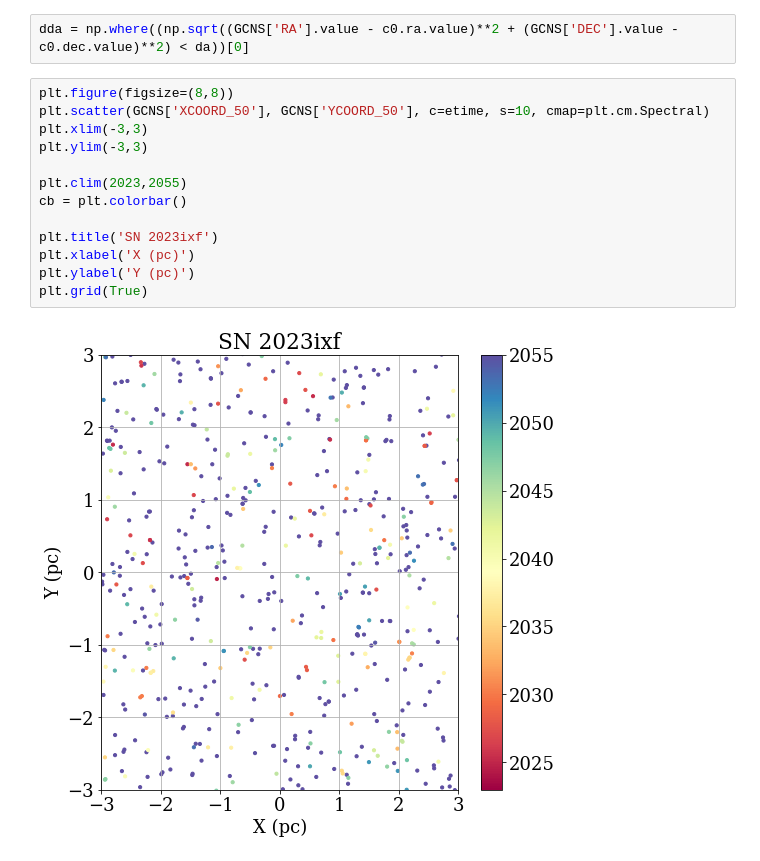
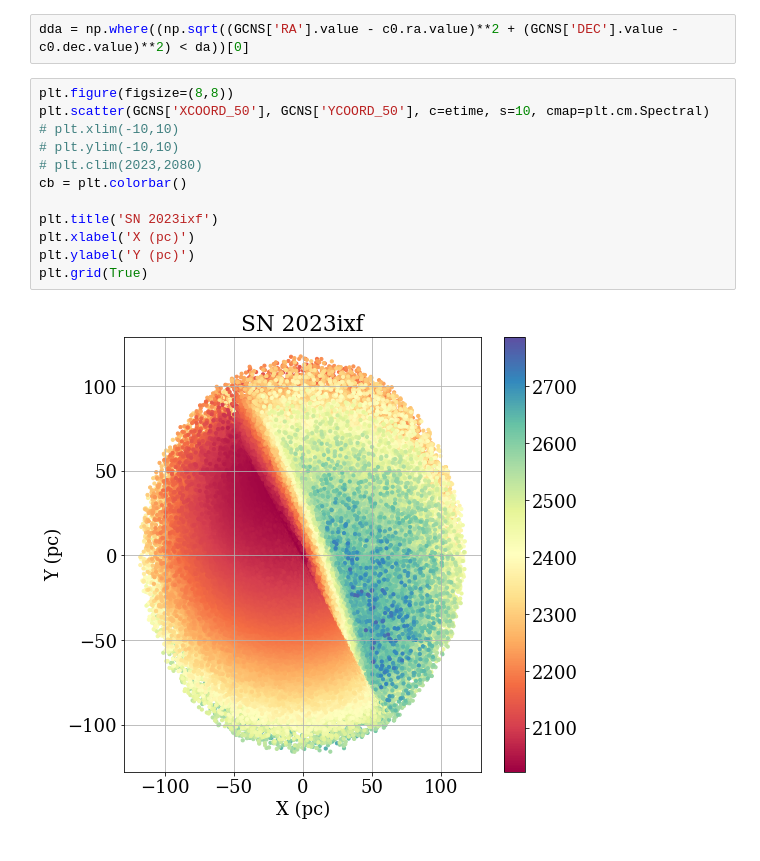
Before and after one commit to jradavenport/m101_ellipsoid, a Jupyter notebook: SN 2023ixf.ipynb, the cells around one changed output. Drawn from its saved outputs; the diff is of its cells as text.

```diff
--- a/SN 2023ixf.ipynb
+++ b/SN 2023ixf.ipynb
@@ -193,15 +284,14 @@ dda = np.where((np.sqrt((GCNS['RA'].value - c0.ra.value)**2 + (GCNS['DEC'].value
 # %%
 plt.figure(figsize=(8,8))
 plt.scatter(GCNS['XCOORD_50'], GCNS['YCOORD_50'], c=etime, s=10, cmap=plt.cm.Spectral)
-plt.xlim(-3,3)
-plt.ylim(-3,3)
-
-plt.clim(2023,2055)
+# plt.xlim(-10,10)
+# plt.ylim(-10,10)
+# plt.clim(2023,2080)
 cb = plt.colorbar()
 
 plt.title('SN 2023ixf')
 plt.xlabel('X (pc)')
 plt.ylabel('Y (pc)')
 plt.grid(True)
 # %% [output]
-[figure, old version]
+[figure, new version]
```
Also changed, not shown: parts of 15 cells of this notebook.
